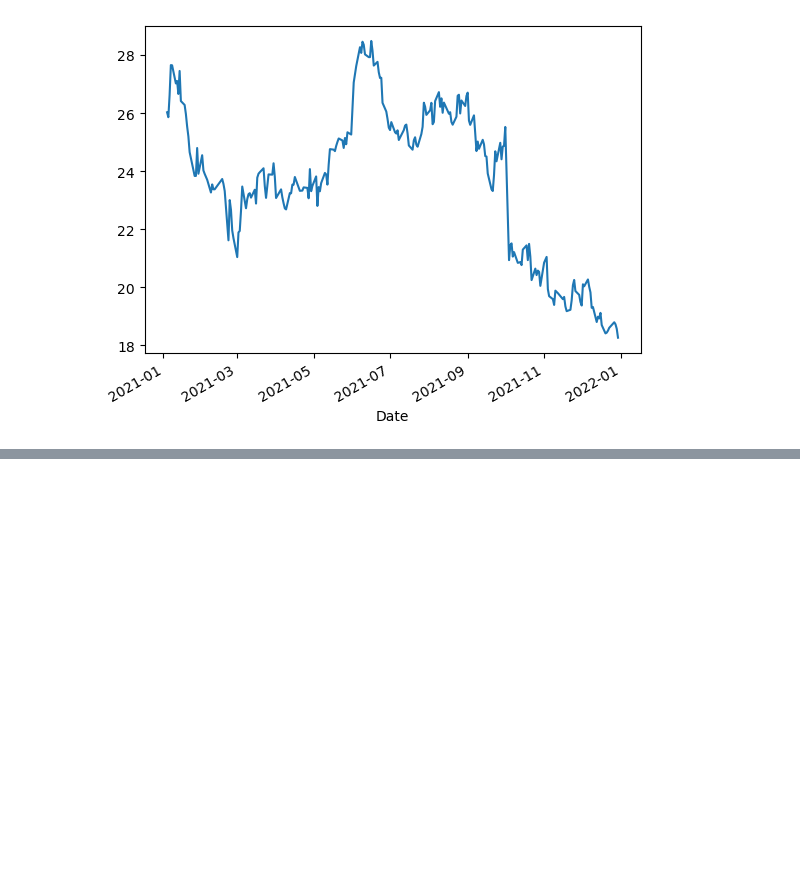
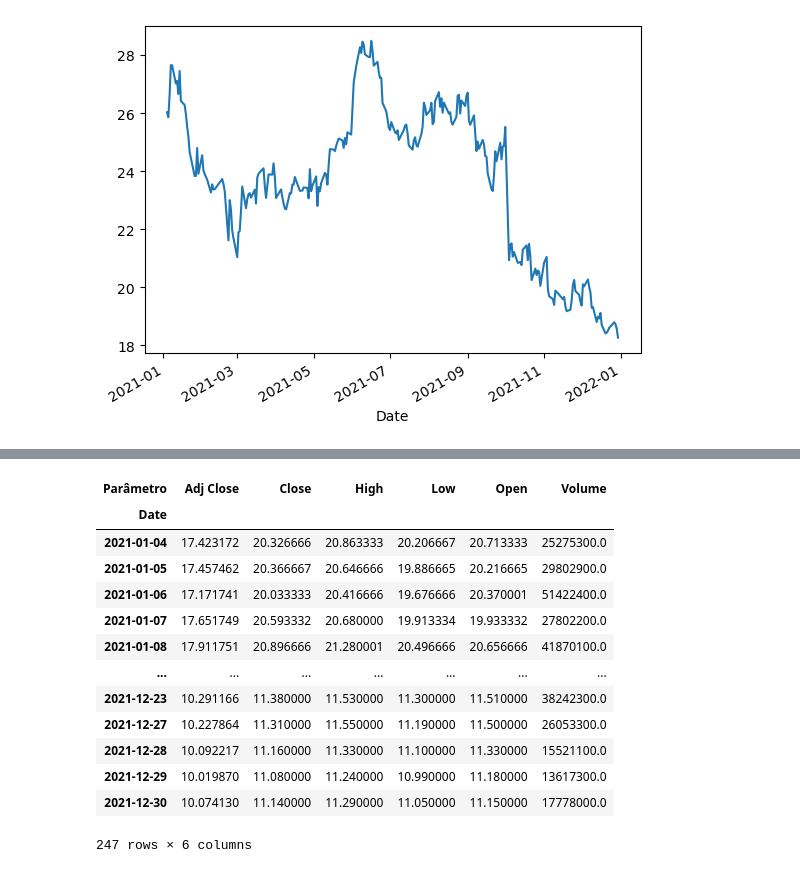
Before and after one commit to Murilo-Barreiro/pmf, a Jupyter notebook: Modulo2.ipynb, the cells around one changed output, grey strips where cells are left out. Cells and saved outputs as stored; diff of their text form; code cells hidden in the pictures; blank space fills up the shorter version.

```diff
--- a/Modulo2.ipynb
+++ b/Modulo2.ipynb
@@ -191,0 +260,2 @@ df_ibov[('Adj Close', 'ITUB4.SA')].plot()
+# %%
+df_ibov_longo_b3 = df_ibov_long[df_ibov_long['Ativo'] == 'B3SA3.SA']
@@ -191,0 +283,17 @@ df_ibov[('Adj Close', 'ITUB4.SA')].plot()
+# %%
+df_ibov_longo_b3.pivot(columns='Parâmetro', values= 'Valor')
+# %% [output]
+| Parâmetro | Adj Close | Close | High | Low | Open | Volume |
+| Date |  |  |  |  |  |  |
+| 2021-01-04 | 17.423172 | 20.326666 | 20.863333 | 20.206667 | 20.713333 | 25275300.0 |
+| 2021-01-05 | 17.457462 | 20.366667 | 20.646666 | 19.886665 | 20.216665 | 29802900.0 |
+| 2021-01-06 | 17.171741 | 20.033333 | 20.416666 | 19.676666 | 20.370001 | 51422400.0 |
+| 2021-01-07 | 17.651749 | 20.593332 | 20.680000 | 19.913334 | 19.933332 | 27802200.0 |
+| 2021-01-08 | 17.911751 | 20.896666 | 21.280001 | 20.496666 | 20.656666 | 41870100.0 |
+| ... | ... | ... | ... | ... | ... | ... |
+| 2021-12-23 | 10.291166 | 11.380000 | 11.530000 | 11.300000 | 11.510000 | 38242300.0 |
+| 2021-12-27 | 10.227864 | 11.310000 | 11.550000 | 11.190000 | 11.500000 | 26053300.0 |
+| 2021-12-28 | 10.092217 | 11.160000 | 11.330000 | 11.100000 | 11.330000 | 15521100.0 |
+| 2021-12-29 | 10.019870 | 11.080000 | 11.240000 | 10.990000 | 11.180000 | 13617300.0 |
+| 2021-12-30 | 10.074130 | 11.140000 | 11.290000 | 11.050000 | 11.150000 | 17778000.0 |
+247 rows × 6 columns
```
Also changed, not shown: parts of 15 cells of this notebook.
